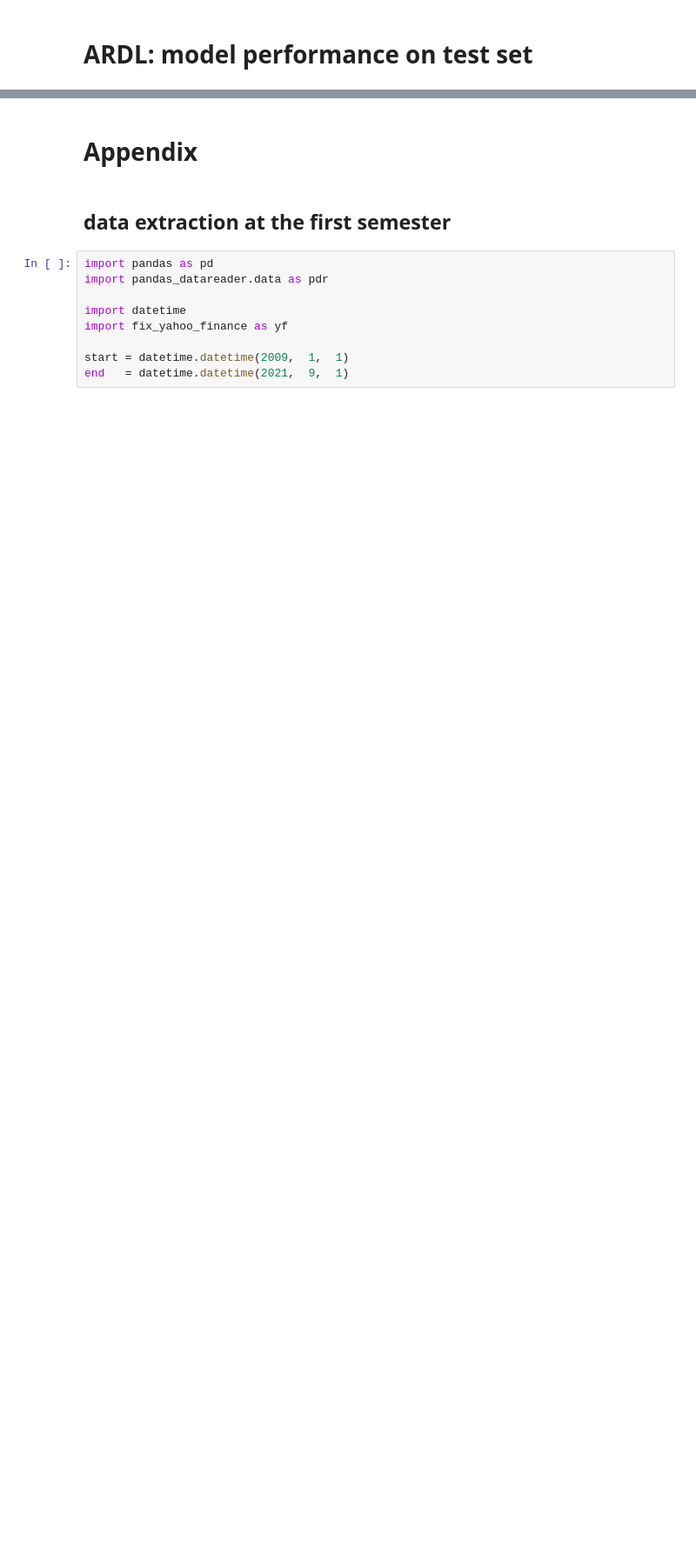
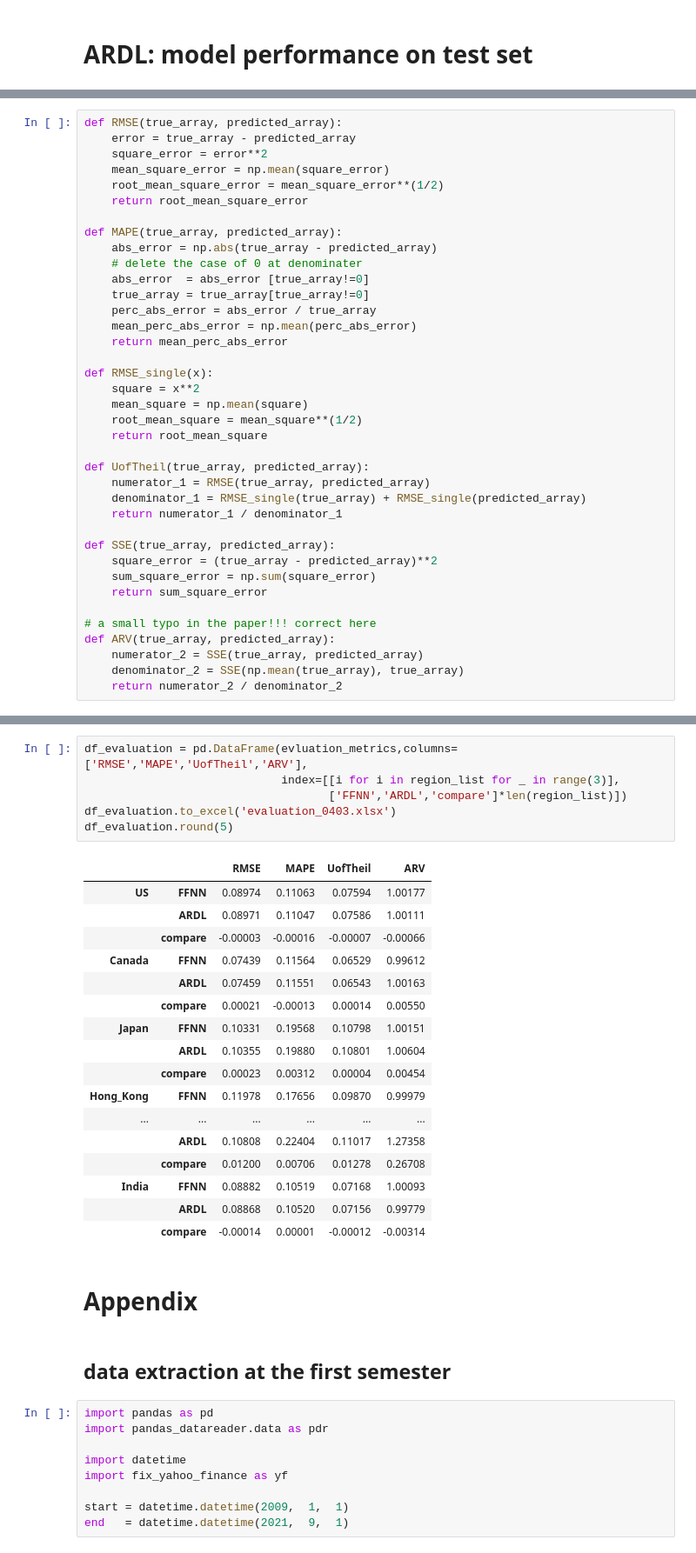
Before and after one commit to chensheni/202203-PCA-PSO-FFNN-ADF-ARDL-Dissertation, a Jupyter notebook: pca-pso-ffnn-adf-ardl-dissertation.ipynb, the cells around one changed output, grey strips where cells are left out. Shown at 87% size. Saved outputs shown, nothing was run; the diff lists cells and outputs as text; blank space fills up the shorter version.

```diff
--- a/pca-pso-ffnn-adf-ardl-ongoing-dissertation-project.ipynb
+++ b/pca-pso-ffnn-adf-ardl-dissertation.ipynb
@@ -1271,0 +1268,38 @@ MSE_comparison.round(6)
+# %%
+def RMSE(true_array, predicted_array):
+    error = true_array - predicted_array
+    square_error = error**2
+    mean_square_error = np.mean(square_error)
+    root_mean_square_error = mean_square_error**(1/2)
+    return root_mean_square_error
+
+def MAPE(true_array, predicted_array):
+    abs_error = np.abs(true_array - predicted_array)
+    # delete the case of 0 at denominater
+    abs_error  = abs_error [true_array!=0]
+    true_array = true_array[true_array!=0]
+    perc_abs_error = abs_error / true_array
+    mean_perc_abs_error = np.mean(perc_abs_error)
+    return mean_perc_abs_error
+
+def RMSE_single(x):
+    square = x**2
+    mean_square = np.mean(square)
+    root_mean_square = mean_square**(1/2)
+    return root_mean_square
+
+def UofTheil(true_array, predicted_array):
+    numerator_1 = RMSE(true_array, predicted_array)
+    denominator_1 = RMSE_single(true_array) + RMSE_single(predicted_array)
+    return numerator_1 / denominator_1
+
+def SSE(true_array, predicted_array):
+    square_error = (true_array - predicted_array)**2
+    sum_square_error = np.sum(square_error)
+    return sum_square_error
+
+# a small typo in the paper!!! correct here
+def ARV(true_array, predicted_array):
+    numerator_2 = SSE(true_array, predicted_array)
+    denominator_2 = SSE(np.mean(true_array), true_array)
+    return numerator_2 / denominator_2
@@ -1272,3 +1346,27 @@ MSE_comparison.round(6)
+# %%
+df_evaluation = pd.DataFrame(evluation_metrics,columns=['RMSE','MAPE','UofTheil','ARV'],
+                             index=[[i for i in region_list for _ in range(3)],
+                                    ['FFNN','ARDL','compare']*len(region_list)])
+df_evaluation.to_excel('evaluation_0403.xlsx')
+df_evaluation.round(5)
+# %% [output]
+|  |  | RMSE | MAPE | UofTheil | ARV |
+| US | FFNN | 0.08974 | 0.11063 | 0.07594 | 1.00177 |
+|  | ARDL | 0.08971 | 0.11047 | 0.07586 | 1.00111 |
+|  | compare | -0.00003 | -0.00016 | -0.00007 | -0.00066 |
+| Canada | FFNN | 0.07439 | 0.11564 | 0.06529 | 0.99612 |
+|  | ARDL | 0.07459 | 0.11551 | 0.06543 | 1.00163 |
+|  | compare | 0.00021 | -0.00013 | 0.00014 | 0.00550 |
+| Japan | FFNN | 0.10331 | 0.19568 | 0.10798 | 1.00151 |
+|  | ARDL | 0.10355 | 0.19880 | 0.10801 | 1.00604 |
+|  | compare | 0.00023 | 0.00312 | 0.00004 | 0.00454 |
+| Hong_Kong | FFNN | 0.11978 | 0.17656 | 0.09870 | 0.99979 |
+| ... | ... | ... | ... | ... | ... |
+|  | ARDL | 0.10808 | 0.22404 | 0.11017 | 1.27358 |
+|  | compare | 0.01200 | 0.00706 | 0.01278 | 0.26708 |
+| India | FFNN | 0.08882 | 0.10519 | 0.07168 | 1.00093 |
+|  | ARDL | 0.08868 | 0.10520 | 0.07156 | 0.99779 |
+|  | compare | -0.00014 | 0.00001 | -0.00012 | -0.00314 |
 # %% [markdown]
 # Appendix
 # %% [markdown]
```
Also changed, not shown: parts of 9 cells of this notebook, 1 other file.
